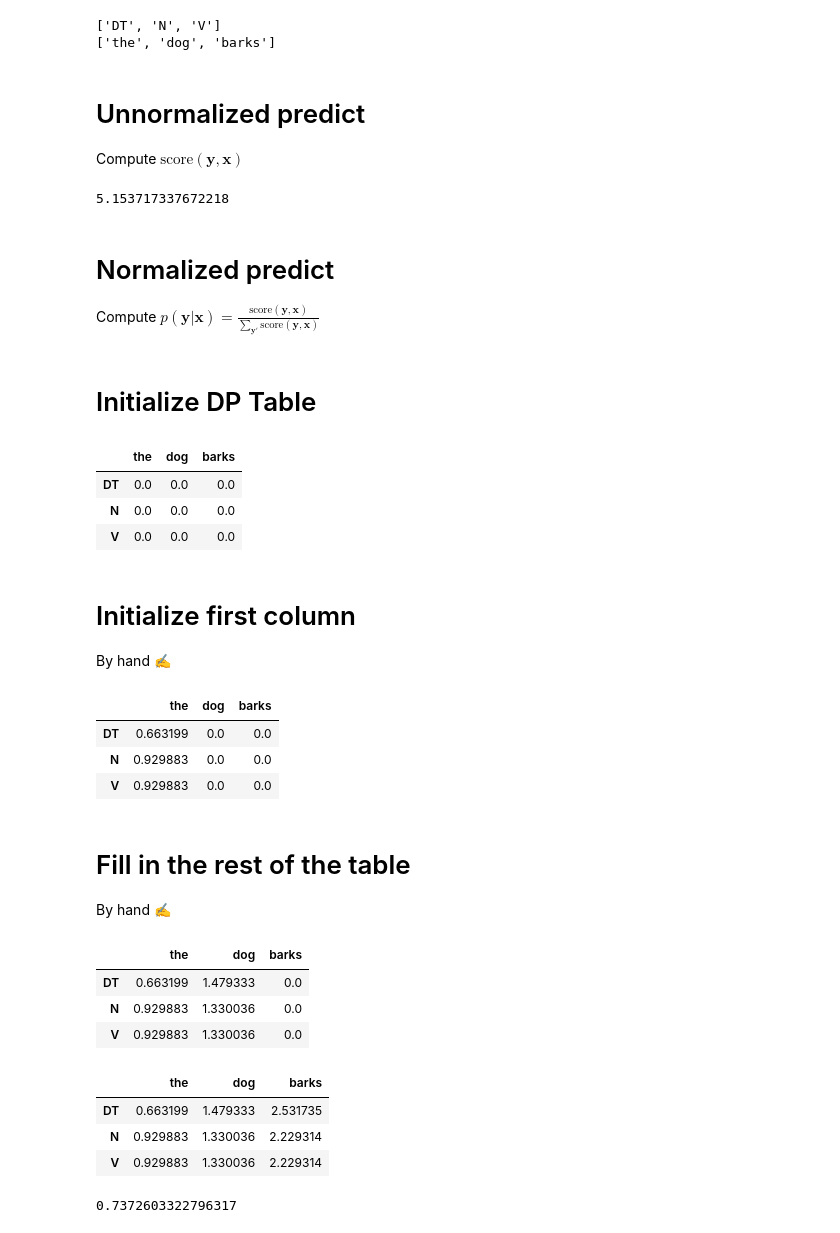
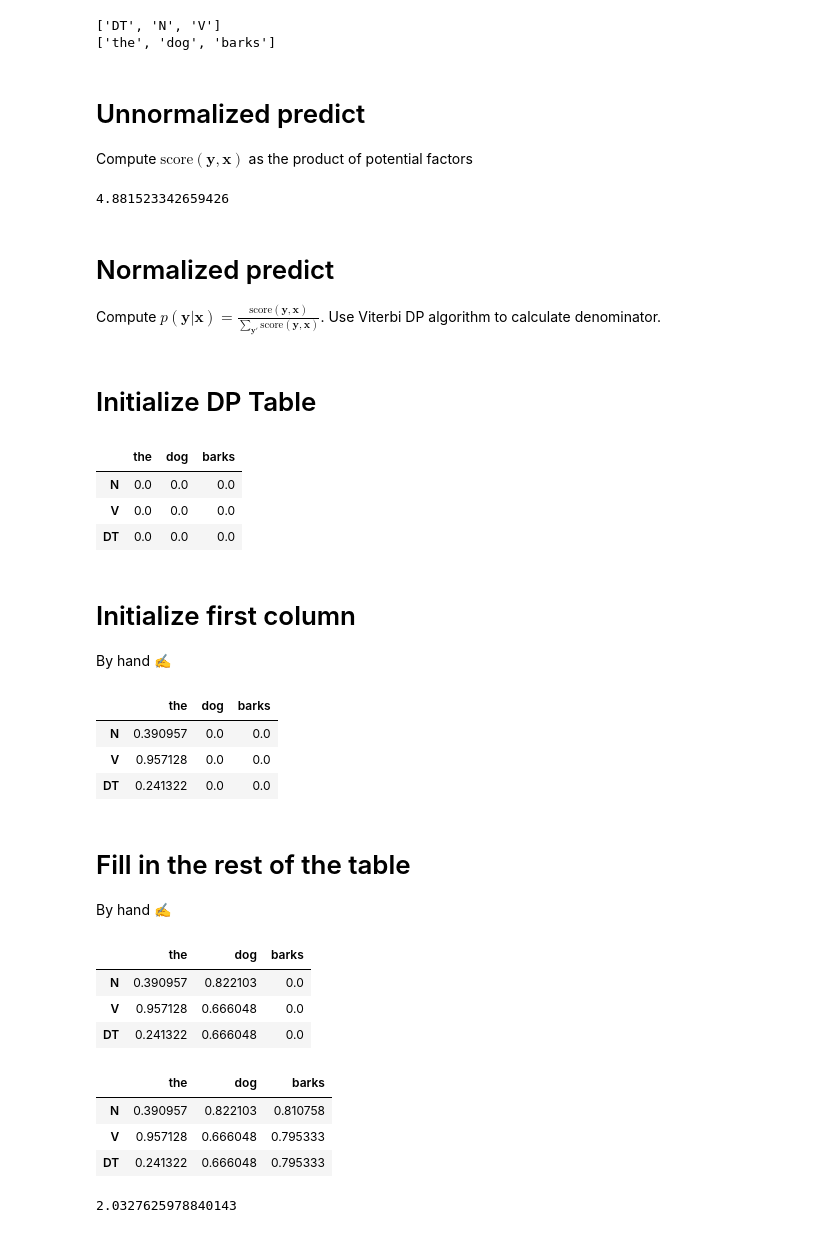
Before and after one commit to ebanner/Learning, a Jupyter notebook: crf/CRF.ipynb, the cells around one changed output. Saved outputs shown, nothing was run; the diff lists cells and outputs as text; code cells hidden in the pictures.

```diff
--- a/crf/CRF.ipynb
+++ b/crf/CRF.ipynb
@@ -5,8 +5,8 @@ Conditional Random Field
 # %% [markdown]
 # Vocabulary
 # %%
-Y = ['DT', 'N', 'V']
-Y += ['S'] # add in the start token
+Y = ['N', 'V', 'DT']
+Y = ['S'] + Y # add in the start token
 
 Y
 # %% [output]
@@ -14,7 +14,7 @@ Y
 # %% [markdown]
 # Tokens
 # %%
-X = ['barks', 'dog', 'the', 'cat', 'meows']
+X = ['the', 'dog', 'barks', 'cat', 'meows']
 
 X
 # %% [output]
@@ -38,6 +44,6 @@ vy, vx, vy_, vx_
 # %%
 import numpy as np
 
-Λ = np.random.rand(len(Y), len(Y), len(X))
+Λ = np.random.rand(len(X), len(Y), len(Y))
 Λ
 # %% [output]
@@ -75,7 +79,7 @@ print(x)
 # %% [markdown]
 # Unnormalized predict
 
-Compute $\text{score}(\mathbf{y}, \mathbf{x})$
+Compute $\text{score}(\mathbf{y}, \mathbf{x})$ as the product of potential factors
 # %%
 def predict_score(y, x):
     y_ = ['S'] + y
@@ -89,11 +93,11 @@ def predict_score(y, x):
 
 predict_score(y, x)
 # %% [output]
-5.153717337672218
+4.881523342659426
 # %% [markdown]
 # Normalized predict
 
-Compute $p(\mathbf{y} | \mathbf{x}) = \frac{\displaystyle \text{score}(\mathbf{y}, \mathbf{x})}{\displaystyle \sum_{\mathbf{y}'} \text{score}(\mathbf{y}, \mathbf{x})}$
+Compute $p(\mathbf{y} | \mathbf{x}) = \frac{\displaystyle \text{score}(\mathbf{y}, \mathbf{x})}{\displaystyle \sum_{\mathbf{y}'} \text{score}(\mathbf{y}, \mathbf{x})}$. Use Viterbi DP algorithm to calculate denominator.
 # %% [markdown]
 # Initialize DP Table
 # %%
@@ -101,29 +105,29 @@ import pandas as pd
 
 dp = np.zeros([len(y), len(x)])
 
-df = pd.DataFrame(dp, index=y, columns=x)
+df = pd.DataFrame(dp, index=Y[1:], columns=x)
 df
 # %% [output]
 |  | the | dog | barks |
-| DT | 0.0 | 0.0 | 0.0 |
 | N | 0.0 | 0.0 | 0.0 |
 | V | 0.0 | 0.0 | 0.0 |
+| DT | 0.0 | 0.0 | 0.0 |
 # %% [markdown]
 # Initialize first column
 
 By hand ✍️
 # %%
-dp[0, 0] = Λ[vy['S'], vy['DT'], vx['the']]
-dp[1, 0] = Λ[vy['S'], vy['N'], vx['the']]
-dp[2, 0] = Λ[vy['S'], vy['N'], vx['the']]
+dp[0, 0] = Λ[vy['S'], vy['N'], vx['the']]
+dp[1, 0] = Λ[vy['S'], vy['V'], vx['the']]
+dp[2, 0] = Λ[vy['S'], vy['DT'], vx['the']]
 
-df = pd.DataFrame(dp, index=y, columns=x)
+df = pd.DataFrame(dp, index=Y[1:], columns=x)
 df
 # %% [output]
 |  | the | dog | barks |
-| DT | 0.663199 | 0.0 | 0.0 |
-| N | 0.929883 | 0.0 | 0.0 |
-| V | 0.929883 | 0.0 | 0.0 |
+| N | 0.390957 | 0.0 | 0.0 |
+| V | 0.957128 | 0.0 | 0.0 |
+| DT | 0.241322 | 0.0 | 0.0 |
 # %% [markdown]
 # Fill in the rest of the table
 
@@ -141,33 +145,33 @@ dp[2, 1] = dp[0, 0]*Λ[vy['DT'], vy['N'], vx['dog']] + \
            dp[1, 0]*Λ[vy['N'], vy['N'], vx['dog']] + \
            dp[2, 0]*Λ[vy['V'], vy['N'], vx['dog']]
 
-df = pd.DataFrame(dp, index=y, columns=x)
+df = pd.DataFrame(dp, index=Y[1:], columns=x)
 df
 # %% [output]
 |  | the | dog | barks |
-| DT | 0.663199 | 1.479333 | 0.0 |
-| N | 0.929883 | 1.330036 | 0.0 |
-| V | 0.929883 | 1.330036 | 0.0 |
+| N | 0.390957 | 0.822103 | 0.0 |
+| V | 0.957128 | 0.666048 | 0.0 |
+| DT | 0.241322 | 0.666048 | 0.0 |
 # %%
 dp[0, 2] = dp[0, 1]*Λ[vy['DT'], vy['DT'], vx['dog']] + \
            dp[1, 1]*Λ[vy['N'], vy['DT'], vx['dog']] + \
            dp[2, 1]*Λ[vy['V'], vy['DT'], vx['dog']]
 
 dp[1, 2] = dp[0, 1]*Λ[vy['DT'], vy['N'], vx['dog']] + \
            dp[1, 1]*Λ[vy['N'], vy['N'], vx['dog']] + \
            dp[2, 1]*Λ[vy['V'], vy['N'], vx['dog']]
 
 dp[2, 2] = dp[0, 1]*Λ[vy['DT'], vy['N'], vx['dog']] + \
            dp[1, 1]*Λ[vy['N'], vy['N'], vx['dog']] + \
            dp[2, 1]*Λ[vy['V'], vy['N'], vx['dog']]
 
-df = pd.DataFrame(dp, index=y, columns=x)
+df = pd.DataFrame(dp, index=Y[1:], columns=x)
 df
 # %% [output]
 |  | the | dog | barks |
-| DT | 0.663199 | 1.479333 | 2.531735 |
-| N | 0.929883 | 1.330036 | 2.229314 |
-| V | 0.929883 | 1.330036 | 2.229314 |
+| N | 0.390957 | 0.822103 | 0.810758 |
+| V | 0.957128 | 0.666048 | 0.795333 |
+| DT | 0.241322 | 0.666048 | 0.795333 |
 # %%
 def predict_probability(y, x):
     numerator = predict_score(y, x)
@@ -176,4 +180,4 @@ def predict_probability(y, x):
 
 predict_probability(y, x)
 # %% [output]
-0.7372603322796317
+2.0327625978840143
```
Also changed, not shown: parts of 17 cells of this notebook.
